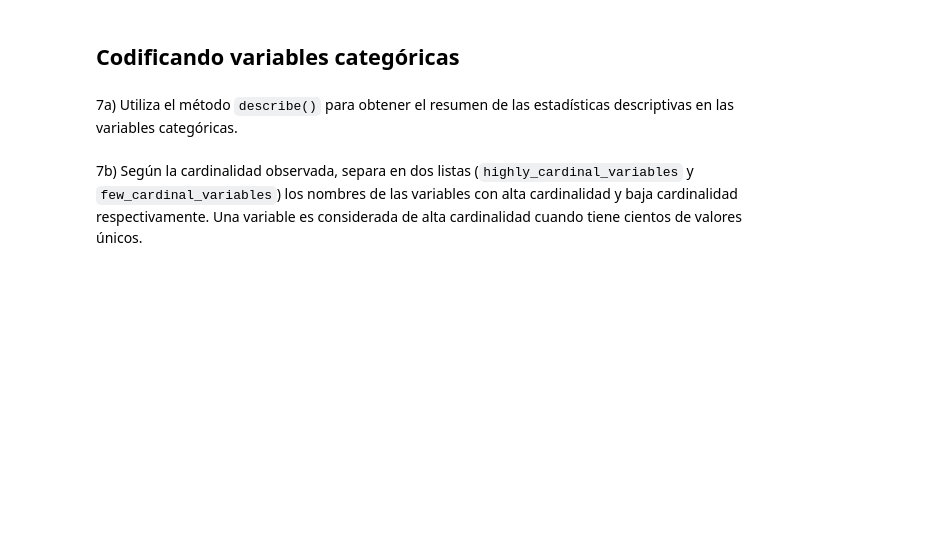
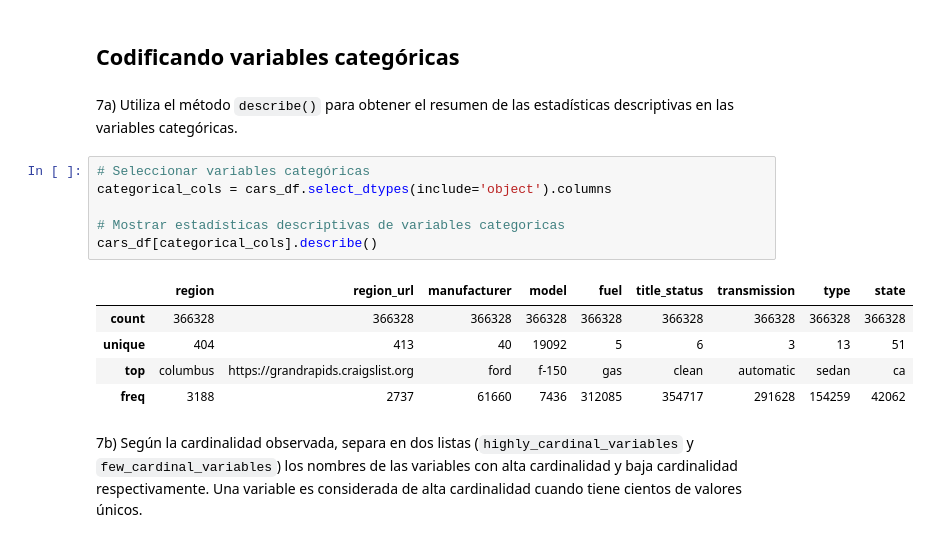
Before and after one commit to joer2040/MNA, a Jupyter notebook: Actividad6FE (1).ipynb, the cells around one changed output. Cells and saved outputs as stored; diff of their text form; blank space fills up the shorter version.

```diff
--- a/Actividad6FE (1).ipynb
+++ b/Actividad6FE (1).ipynb
@@ -446,5 +446,17 @@ for col in minmax_df.columns:
 # %% [markdown]
 
 7a) Utiliza el método `describe()` para obtener el resumen de las estadísticas descriptivas en las variables categóricas.
+# %%
+# Seleccionar variables categóricas
+categorical_cols = cars_df.select_dtypes(include='object').columns
+
+# Mostrar estadísticas descriptivas de variables categoricas
+cars_df[categorical_cols].describe()
+# %% [output]
+|  | region | region_url | manufacturer | model | fuel | title_status | transmission | type | state |
+| count | 366328 | 366328 | 366328 | 366328 | 366328 | 366328 | 366328 | 366328 | 366328 |
+| unique | 404 | 413 | 40 | 19092 | 5 | 6 | 3 | 13 | 51 |
+| top | columbus | https://grandrapids.craigslist.org | ford | f-150 | gas | clean | automatic | sedan | ca |
+| freq | 3188 | 2737 | 61660 | 7436 | 312085 | 354717 | 291628 | 154259 | 42062 |
 # %% [markdown]
 7b) Según la cardinalidad observada, separa en dos listas (`highly_cardinal_variables` y `few_cardinal_variables`) los nombres de las variables con alta cardinalidad y baja cardinalidad respectivamente. Una variable es considerada de alta cardinalidad cuando tiene cientos de valores únicos.
```
Also changed, not shown: parts of 10 cells of this notebook.
